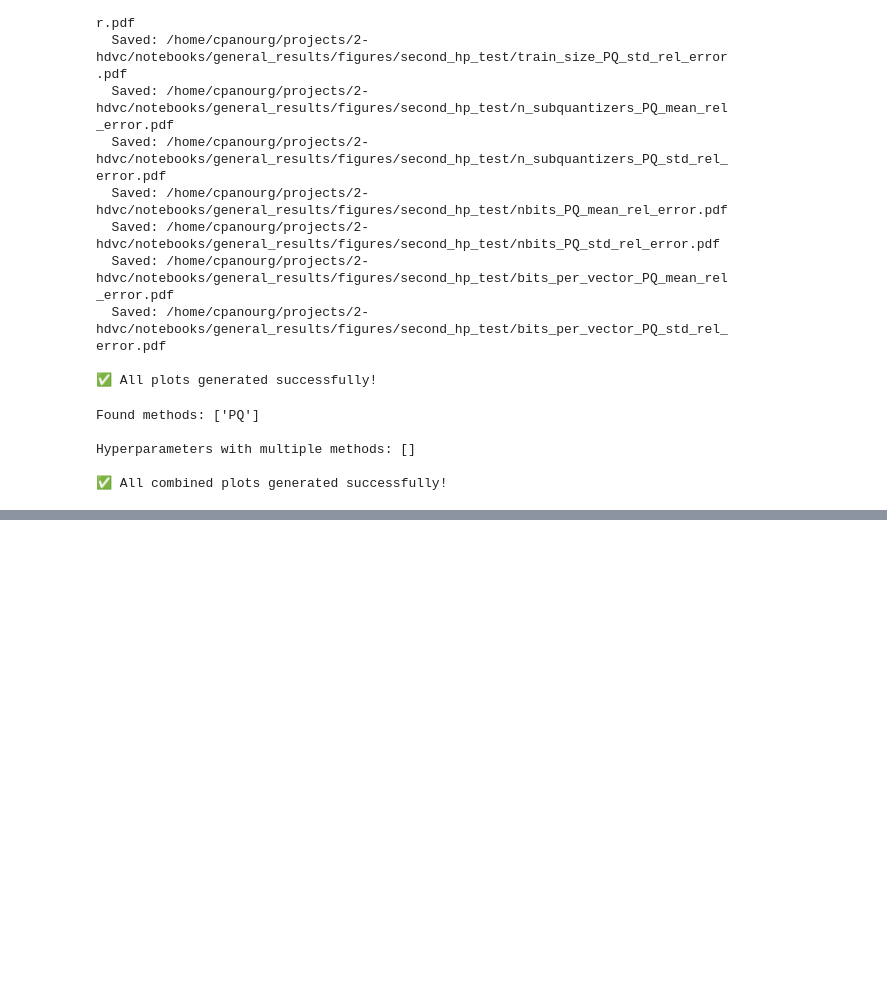
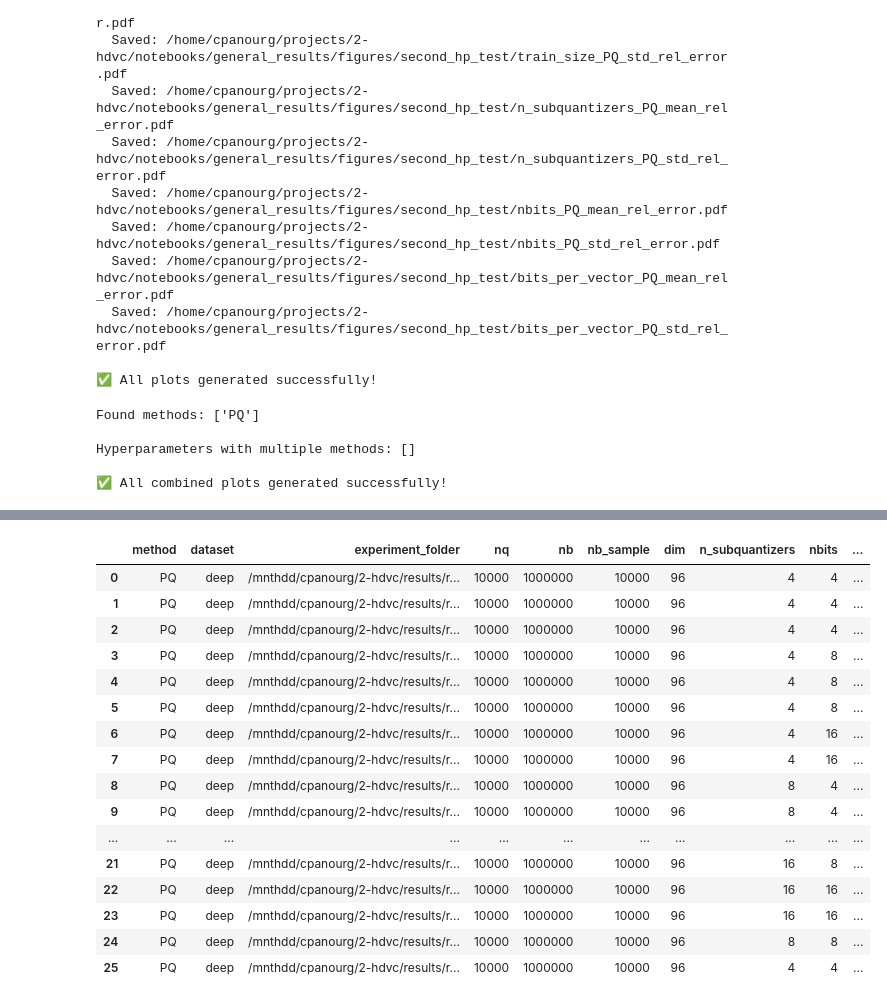
Before and after one commit to Hendrix8/hdvc, a Jupyter notebook: notebooks/general_results/relerr_hp.ipynb, the cells around one changed output, grey strips where cells are left out. Cells and saved outputs as stored; diff of their text form; code cells hidden in the pictures; blank space fills up the shorter version.

```diff
--- a/notebooks/general_results/relerr_hp.ipynb
+++ b/notebooks/general_results/relerr_hp.ipynb
@@ -1251,0 +1347,20 @@ Processing nbits...
+# %%
+df
+# %% [output]
+|  | method | dataset | experiment_folder | nq | nb | nb_sample | dim | n_subquantizers | nbits | ... |
+| 0 | PQ | deep | /mnthdd/cpanourg/2-hdvc/results/r... | 10000 | 1000000 | 10000 | 96 | 4 | 4 | ... |
+| 1 | PQ | deep | /mnthdd/cpanourg/2-hdvc/results/r... | 10000 | 1000000 | 10000 | 96 | 4 | 4 | ... |
+| 2 | PQ | deep | /mnthdd/cpanourg/2-hdvc/results/r... | 10000 | 1000000 | 10000 | 96 | 4 | 4 | ... |
+| 3 | PQ | deep | /mnthdd/cpanourg/2-hdvc/results/r... | 10000 | 1000000 | 10000 | 96 | 4 | 8 | ... |
+| 4 | PQ | deep | /mnthdd/cpanourg/2-hdvc/results/r... | 10000 | 1000000 | 10000 | 96 | 4 | 8 | ... |
+| 5 | PQ | deep | /mnthdd/cpanourg/2-hdvc/results/r... | 10000 | 1000000 | 10000 | 96 | 4 | 8 | ... |
+| 6 | PQ | deep | /mnthdd/cpanourg/2-hdvc/results/r... | 10000 | 1000000 | 10000 | 96 | 4 | 16 | ... |
+| 7 | PQ | deep | /mnthdd/cpanourg/2-hdvc/results/r... | 10000 | 1000000 | 10000 | 96 | 4 | 16 | ... |
+| 8 | PQ | deep | /mnthdd/cpanourg/2-hdvc/results/r... | 10000 | 1000000 | 10000 | 96 | 8 | 4 | ... |
+| 9 | PQ | deep | /mnthdd/cpanourg/2-hdvc/results/r... | 10000 | 1000000 | 10000 | 96 | 8 | 4 | ... |
+| ... | ... | ... | ... | ... | ... | ... | ... | ... | ... | ... |
+| 21 | PQ | deep | /mnthdd/cpanourg/2-hdvc/results/r... | 10000 | 1000000 | 10000 | 96 | 16 | 8 | ... |
+| 22 | PQ | deep | /mnthdd/cpanourg/2-hdvc/results/r... | 10000 | 1000000 | 10000 | 96 | 16 | 16 | ... |
+| 23 | PQ | deep | /mnthdd/cpanourg/2-hdvc/results/r... | 10000 | 1000000 | 10000 | 96 | 16 | 16 | ... |
+| 24 | PQ | deep | /mnthdd/cpanourg/2-hdvc/results/r... | 10000 | 1000000 | 10000 | 96 | 8 | 8 | ... |
+| 25 | PQ | deep | /mnthdd/cpanourg/2-hdvc/results/r... | 10000 | 1000000 | 10000 | 96 | 4 | 4 | ... |
```
Also changed, not shown: parts of 7 cells of this notebook, 40 other files.
